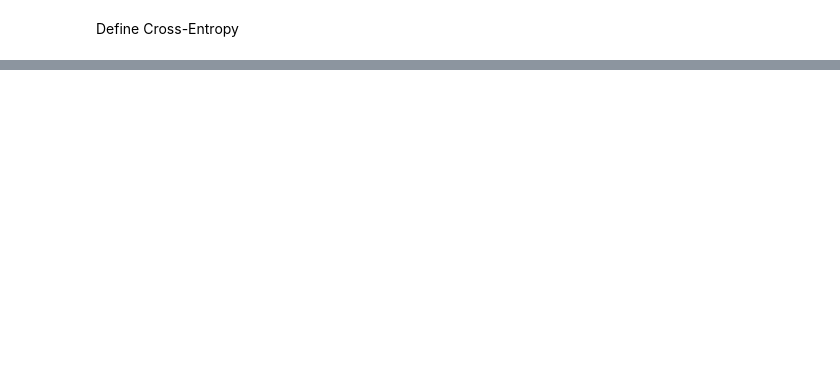
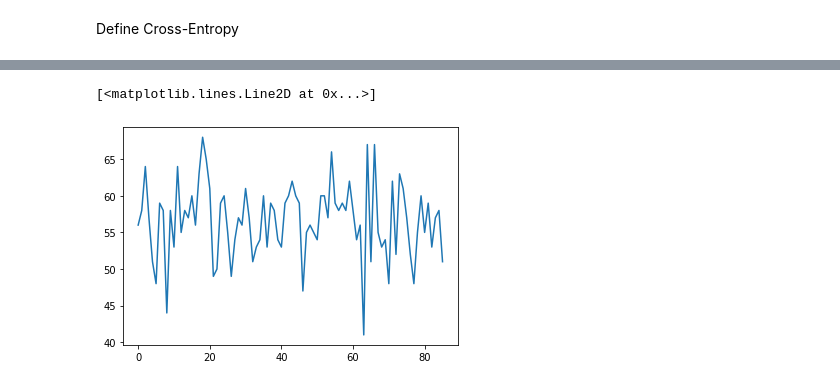
Before and after one commit to davidraamirez/GradientWithoutBackpropagation, a Jupyter notebook: NN_fwd_gradient.ipynb, the cells around one changed output, grey strips where cells are left out. Cells and saved outputs as stored; diff of their text form; code cells hidden in the pictures; blank space fills up the shorter version.

```diff
--- a/NN_fwd_gradient.ipynb
+++ b/NN_fwd_gradient.ipynb
@@ -346,0 +322,5 @@ tensor(0.9762)
+# %%
+plt.plot(errors)
+# %% [output]
+[<matplotlib.lines.Line2D at 0x...>]
+[figure, added]
```
Also changed, not shown: parts of 26 cells of this notebook.
